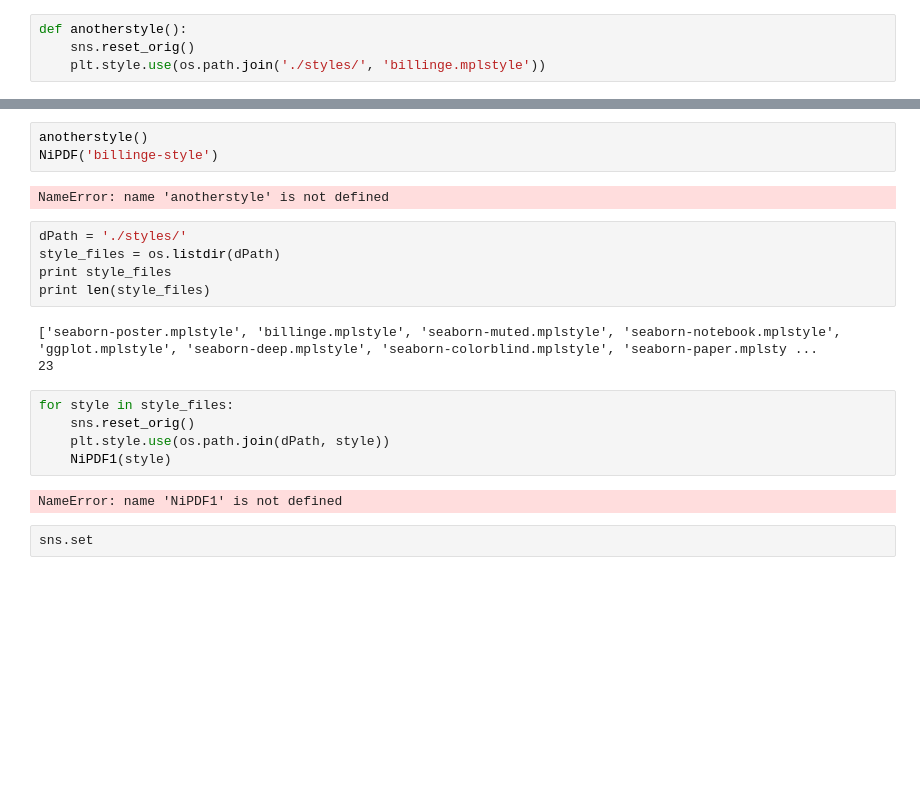
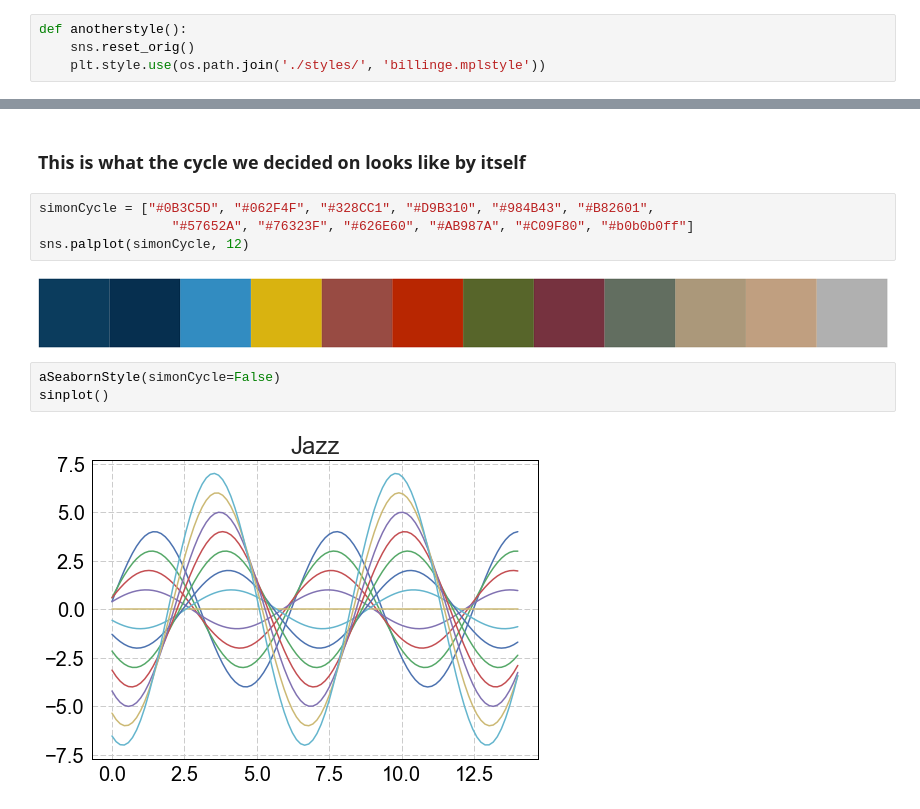
Before and after one commit to pdfttp/styles, a Jupyter notebook: billinge_figs_refining.ipynb, the cells around one changed output, grey strips where cells are left out. Saved outputs shown, nothing was run; the diff lists cells and outputs as text; blank space fills up the shorter version.

Commit message:
add new color cycling options

```diff
--- a/billinge_figs_refining.ipynb
+++ b/billinge_figs_refining.ipynb
@@ -158,22 +66,13 @@ NiPDF3('seaborn-soham')
-# %%
-anotherstyle()
-NiPDF('billinge-style')
-# %% [output]
-NameError: name 'anotherstyle' is not defined
-# %%
-dPath = './styles/'
-style_files = os.listdir(dPath)
-print style_files
-print len(style_files)
-# %% [output]
-['seaborn-poster.mplstyle', 'billinge.mplstyle', 'seaborn-muted.mplstyle', 'seaborn-notebook.mplstyle', 'ggplot.mplstyle', 'seaborn-deep.mplstyle', 'seaborn-colorblind.mplstyle', 'seaborn-paper.mplsty ...
-23
-# %%
-for style in style_files:
-    sns.reset_orig()
-    plt.style.use(os.path.join(dPath, style))
-    NiPDF1(style)
-# %% [output]
-NameError: name 'NiPDF1' is not defined
-# %%
-sns.set
+# %% [markdown]
+### This is what the cycle we decided on looks like by itself
+# %%
+simonCycle = ["#0B3C5D", "#062F4F", "#328CC1", "#D9B310", "#984B43", "#B82601",
+                 "#57652A", "#76323F", "#626E60", "#AB987A", "#C09F80", "#b0b0b0ff"]
+sns.palplot(simonCycle, 12)
+# %% [output]
+[figure, added]
+# %%
+aSeabornStyle(simonCycle=False)
+sinplot()
+# %% [output]
+[figure, added]
```
Also changed, not shown: parts of 16 cells of this notebook, 2 other files.
